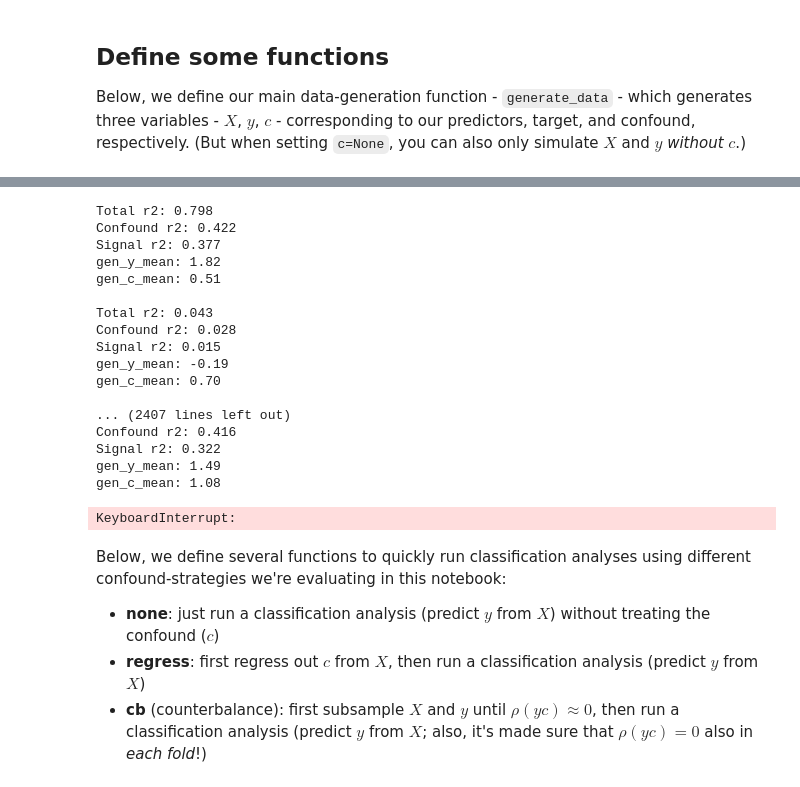
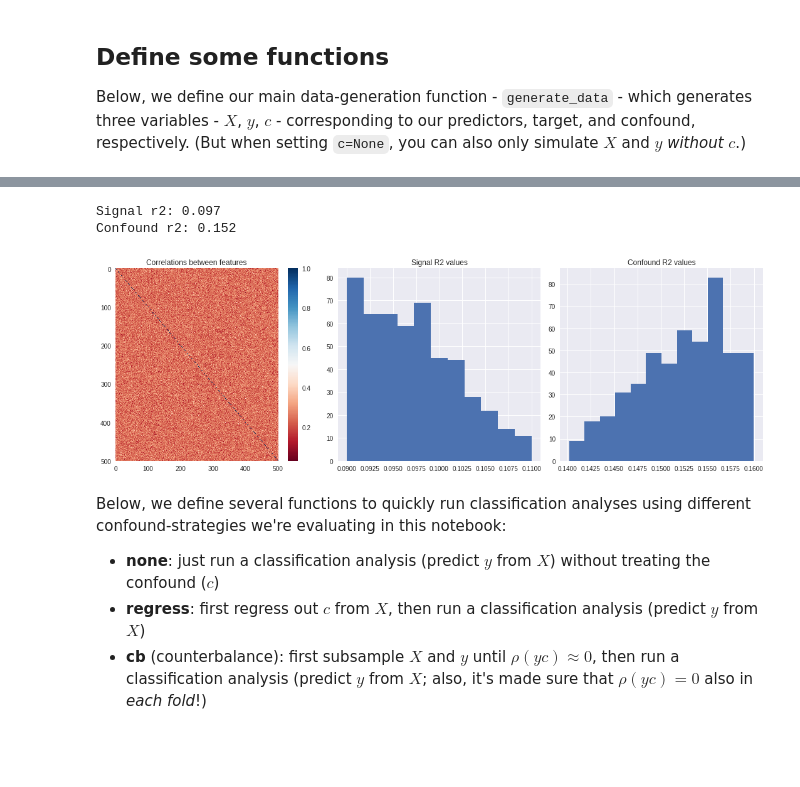
Before and after one commit to lukassnoek/MVCA, a Jupyter notebook: analyses/simulation/simulation_counterbalancing_vs_regression.ipynb, the cells around one changed output, grey strips where cells are left out. Saved outputs shown, nothing was run; the diff lists cells and outputs as text; code cells hidden in the pictures; blank space fills up the shorter version.

```diff
--- a/analyses/simulation/simulation_counterbalancing_vs_regression.ipynb
+++ b/analyses/simulation/simulation_counterbalancing_vs_regression.ipynb
@@ -483,26 +309,12 @@ def generate_data_new(n_samp, k_feat, c_type, corr_cy, signal_r2, confound_r2=No
 # %%
+# Testing!
 data_args = dict(n_samp=240, k_feat=500, c_type='categorical', corr_cy=0.65,
-                 signal_r2=0.1, confound_r2=0.15, verbose=True, plot=True)
-X, y, c = generate_data_new(**data_args)
+                 signal_r2=0.1, confound_r2=0.15, verbose=True)
+X, y, c = generate_data(**data_args)
 # %% [output]
-Total r2: 0.798
-Confound r2: 0.422
-Signal r2: 0.377
-gen_y_mean: 1.82
-gen_c_mean: 0.51
-
-Total r2: 0.043
-Confound r2: 0.028
-Signal r2: 0.015
-gen_y_mean: -0.19
-gen_c_mean: 0.70
-
-... (2407 lines left out)
-Confound r2: 0.416
-Signal r2: 0.322
-gen_y_mean: 1.49
-gen_c_mean: 1.08
+Signal r2: 0.097
+Confound r2: 0.152
-KeyboardInterrupt:
+[figure, added]
 # %% [markdown]
 Below, we define several functions to quickly run classification analyses using different confound-strategies we're evaluating in this notebook:
 
```
Also changed, not shown: parts of 16 cells of this notebook.
